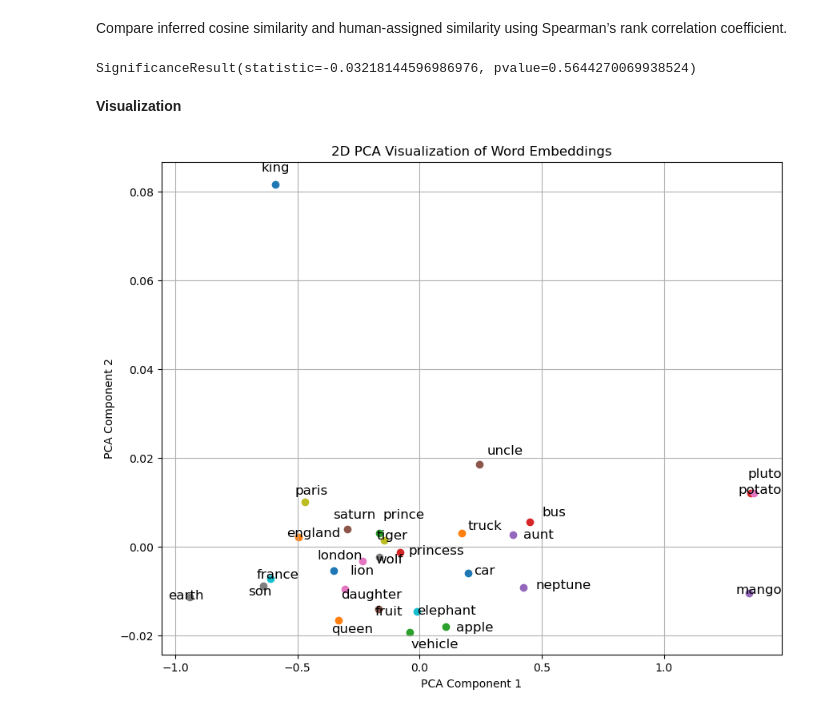
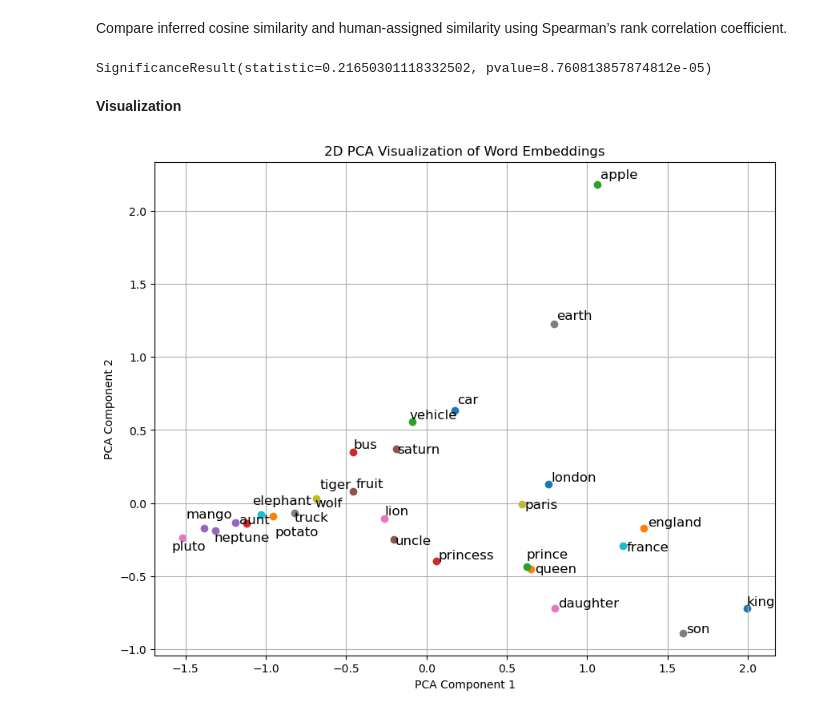
Before and after one commit to jankocodes/NLP-MiniProject1, a Jupyter notebook: MiniProject1.ipynb, the cells around one changed output. Drawn from its saved outputs; the diff is of its cells as text; code cells hidden in the pictures.

Commit message:
random search and first results

```diff
--- a/MiniProject1.ipynb
+++ b/MiniProject1.ipynb
@@ -111,21 +147,21 @@ from alive_progress import alive_bar
 def train_skipgram(train_dataset, validation_dataset, vocab_size, unigram, embedding_dim,
                    batch_size=64, epochs=5, learning_rate=0.01, num_negatives=20):
 
-    train_dataloader= DataLoader(train_dataset, shuffle=True)
+    train_dataloader= DataLoader(train_dataset, batch_size)
 
     model= Skipgram(vocab_size, embedding_dim)
     device = torch.device('mps' if torch.backends.mps.is_available() else 'cpu')
     model= model.to(device)
 
     criterion= NegativeSamplingLoss()
-    optim= Adam(model.parameters(), lr=learning_rate)
+    optim= Adam(model.parameters(), lr=learning_rate, weight_decay=1e-5)
 
 
     for epoch in range(epochs):
         total_train_loss= 0
 
         with(alive_bar(len(train_dataloader), force_tty=True)) as bar:
-            for center, contexts in train_dataloader:
+            for i,(center, contexts) in enumerate(train_dataloader):
                 center, contexts = center.long().to(device), contexts.long().to(device)
 
                 #make sure batch_size is equal
@@ -150,8 +186,9 @@ def train_skipgram(train_dataset, validation_dataset, vocab_size, unigram, embed
                 optim.step()
 
                 total_train_loss+= loss.item()
+                bar()
 
-            train_loss= total_train_loss/len(dataloader)
+            train_loss= total_train_loss/len(train_dataloader)
 
             #validation
             val_dataloader= DataLoader(validation_dataset, batch_size=batch_size)
@@ -167,7 +204,7 @@ def train_skipgram(train_dataset, validation_dataset, vocab_size, unigram, embed
                     #sample negatives from unigram
                     negatives = torch.tensor(
                         np.random.choice(vocab_size, (current_batch_size, num_negatives), p=unigram),
-                        negatives, dtype=torch.long, device=device)
+                        dtype=torch.long, device=device)
 
                     # Forward pass
                     positive_score, negative_score = model(center, contexts, negatives)
@@ -177,8 +214,8 @@ def train_skipgram(train_dataset, validation_dataset, vocab_size, unigram, embed
 
                     total_val_loss += loss.item()
             val_loss = total_val_loss / len(val_dataloader)
-            bar()
+
 
         print(f"Epoch {epoch+1}/{epochs} -- Train Loss: {train_loss:.4F} -- Validation Loss: {val_loss:.4F}")
 
-    return model
+    return model, train_loss, val_loss
@@ -189,35 +404,33 @@ from SkipgramDataset import SkipgramDataset
 import time
 from torch.utils.data import random_split
 
+torch.manual_seed(42)
+
 ### Hyperparameters ###
-EMBEDDING_DIM= 128
+EMBEDDING_DIM= 400
 BATCH_SIZE= 512
 EPOCHS= 5
-LEARNIN_RATE= 0.001
-NUM_NEGATIVES= 15
+LEARNING_RATE= 0.001
+NUM_NEGATIVES= 10
 #######################
 
-dataset= SkipgramDataset(data)
+dataset= SkipgramDataset(data[:1000000])
 
-train_size = int(0.8 * len(dataset))
+train_size = int(0.9 * len(dataset))
 val_size = len(dataset) - train_size
 
 train_dataset, val_dataset = random_split(dataset, [train_size, val_size])
 
 vocab_size= 60001
 
-embedding_dim= 128
-
 t0= time.time()
-model = train_skipgram(train_dataset, val_dataset, vocab_size, unigram_table,
+model,_,_ = train_skipgram(train_dataset, val_dataset, vocab_size, unigram_table,
                        embedding_dim= EMBEDDING_DIM,
                        batch_size= BATCH_SIZE,
                        epochs= EPOCHS,
-                       learning_rate=LEARNIN_RATE,
+                       learning_rate=LEARNING_RATE,
                        num_negatives=NUM_NEGATIVES)
 t1= time.time()
 
-#torch.save(model.state_dict(), 'model.pth')
-
 print(f"Time: {t1-t0:.2F} seconds")
 # %% [output]
@@ -265,14 +499,14 @@ Compare inferred cosine similarity and human-assigned similarity using Spearman
 # %%
 from scipy.stats import spearmanr
 
-cosine_sim= np.array(wordsim353_df['Cosine similarity'])
+cosine_sim= np.array(wordsim353_df['Cosine Similarity'])
 human_score= np.array(wordsim353_df['Human (mean)'])
 
 spearman_coef= spearmanr(cosine_sim, wordsim353_df['Human (mean)'])
 
 spearman_coef
 # %% [output]
-SignificanceResult(statistic=-0.03218144596986976, pvalue=0.5644270069938524)
+SignificanceResult(statistic=0.21650301118332502, pvalue=8.760813857874812e-05)
 # %% [markdown]
 **Visualization**
 # %%
@@ -280,43 +514,44 @@ from sklearn.decomposition import PCA
 import matplotlib.pyplot as plt
 from sklearn.preprocessing import LabelEncoder
 from adjustText import adjust_text
+from sklearn.manifold import TSNE
 
 def visualize_reduced_embeddings(reduced_embeddings, labels):
 
     plt.figure(figsize=(10, 8))
 
     texts = []  # List to store text objects for adjustment
-    for i, word in enumerate(eval_words):
+    for i, word in enumerate(labels):
         x, y = reduced_embeddings[i]
         plt.scatter(x, y)
-        text = plt.text(x + 0.1*x, y + 0.1*y, word, fontsize=12)  # Create a text object
+        text = plt.text(x + 0.01*x, y + 0.01*y, word, fontsize=12)  # Create a text object
         texts.append(text)  # Append the text object to the list
 
     adjust_text(texts)
 
     plt.title('2D PCA Visualization of Word Embeddings')
     plt.xlabel('PCA Component 1')
     plt.ylabel('PCA Component 2')
     plt.grid(True)
     plt.show()
 
 
 eval_words = [
     "king", "queen", "prince", "princess", "aunt", "uncle", "daughter", "son",
     "paris", "france", "london", "england",
     "apple", "potato", "mango", "fruit",
     "lion", "wolf", "tiger", "elephant",
     "car", "truck", "vehicle", "bus",
     "neptune", "saturn", "pluto", "earth"
 ]
 
-eval_words_embeddings= [model.embedding(torch.tensor(word_idx.get(w)).to(device)).cpu().detach().numpy()
+eval_words_embeddings= [model.center_embedding(torch.tensor(word_idx.get(w)).to(device)).cpu().detach().numpy()
                                  for w in eval_words]
 
 
 pca= PCA(n_components=2)
 
-reduced_embeddings= pca.fit_transform(eval_words_embeddings)
+reduced_embeddings= pca.fit_transform(np.array(eval_words_embeddings))
 visualize_reduced_embeddings(reduced_embeddings, eval_words)
 # %% [output]
-[figure, old version]
+[figure, new version]
```
Also changed, not shown: parts of 9 cells of this notebook, 5 other files.
